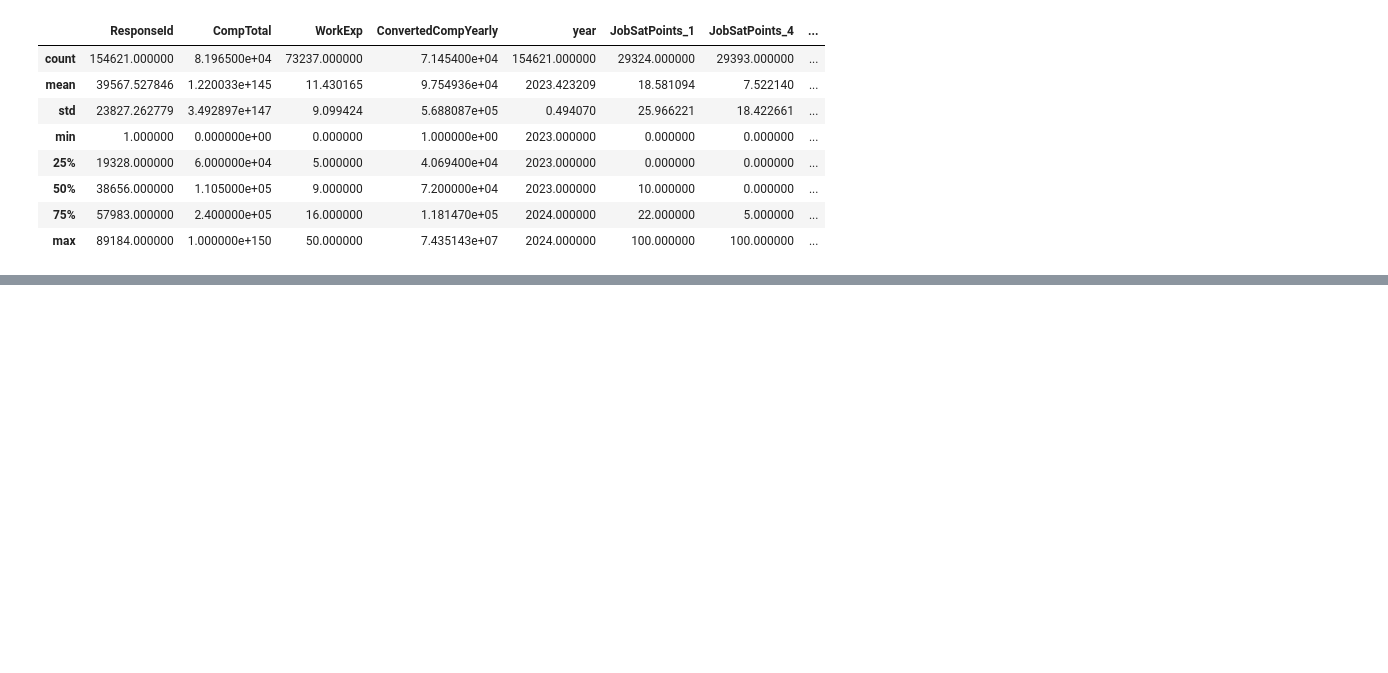
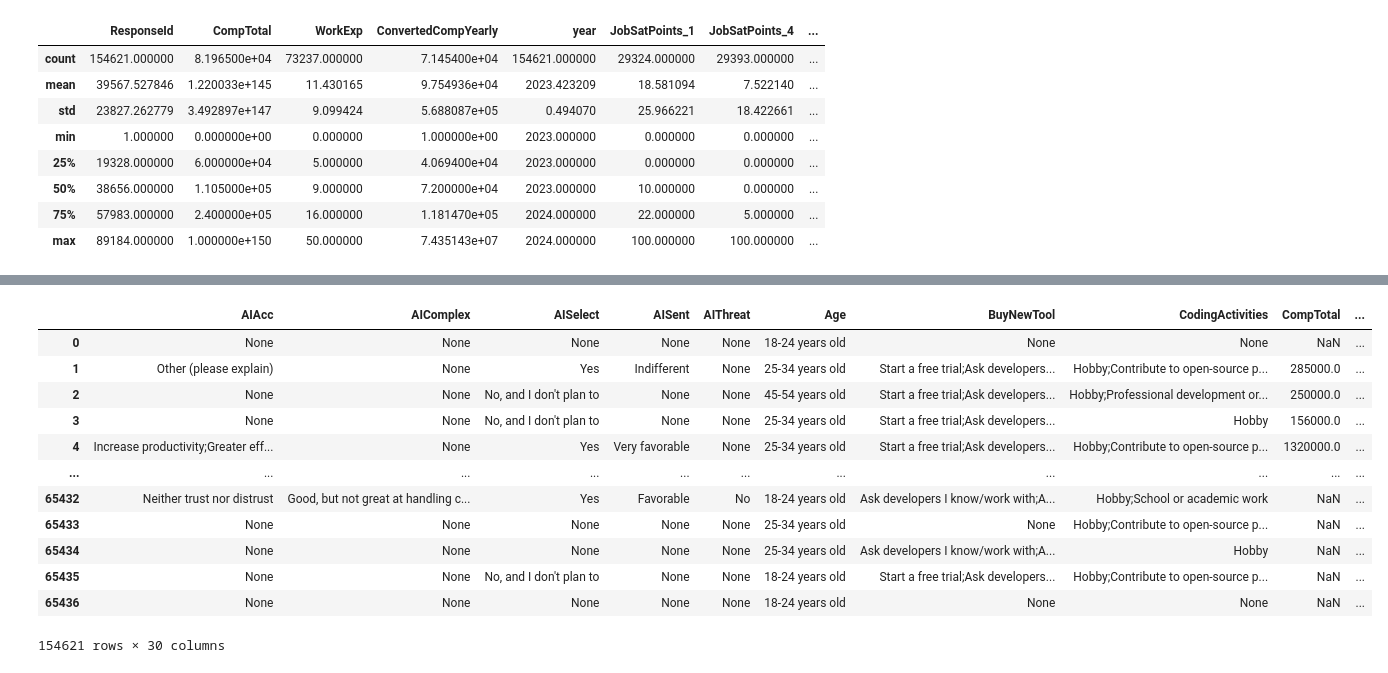
Before and after one commit to Krupique/ti-salaries, a Jupyter notebook: notebooks/exploratory_data_analysis.ipynb, the cells around one changed output, grey strips where cells are left out. Cells and saved outputs as stored; diff of their text form; code cells hidden in the pictures; blank space fills up the shorter version.

Commit message:
feat: choose the columns

```diff
--- a/notebooks/exploratory_data_analysis.ipynb
+++ b/notebooks/exploratory_data_analysis.ipynb
@@ -168 +195,17 @@ columns = [
 ]
+# %%
+df[columns]
+# %% [output]
+|  | AIAcc | AIComplex | AISelect | AISent | AIThreat | Age | BuyNewTool | CodingActivities | CompTotal | ... |
+| 0 | None | None | None | None | None | 18-24 years old | None | None | NaN | ... |
+| 1 | Other (please explain) | None | Yes | Indifferent | None | 25-34 years old | Start a free trial;Ask developers... | Hobby;Contribute to open-source p... | 285000.0 | ... |
+| 2 | None | None | No, and I don't plan to | None | None | 45-54 years old | Start a free trial;Ask developers... | Hobby;Professional development or... | 250000.0 | ... |
+| 3 | None | None | No, and I don't plan to | None | None | 25-34 years old | Start a free trial;Ask developers... | Hobby | 156000.0 | ... |
+| 4 | Increase productivity;Greater eff... | None | Yes | Very favorable | None | 25-34 years old | Start a free trial;Ask developers... | Hobby;Contribute to open-source p... | 1320000.0 | ... |
+| ... | ... | ... | ... | ... | ... | ... | ... | ... | ... | ... |
+| 65432 | Neither trust nor distrust | Good, but not great at handling c... | Yes | Favorable | No | 18-24 years old | Ask developers I know/work with;A... | Hobby;School or academic work | NaN | ... |
+| 65433 | None | None | None | None | None | 25-34 years old | None | Hobby;Contribute to open-source p... | NaN | ... |
+| 65434 | None | None | None | None | None | 25-34 years old | Ask developers I know/work with;A... | Hobby | NaN | ... |
+| 65435 | None | None | No, and I don't plan to | None | None | 18-24 years old | Start a free trial;Ask developers... | Hobby;Contribute to open-source p... | NaN | ... |
+| 65436 | None | None | None | None | None | 18-24 years old | None | None | NaN | ... |
+154621 rows × 30 columns
```
Also changed, not shown: parts of 2 cells of this notebook.
